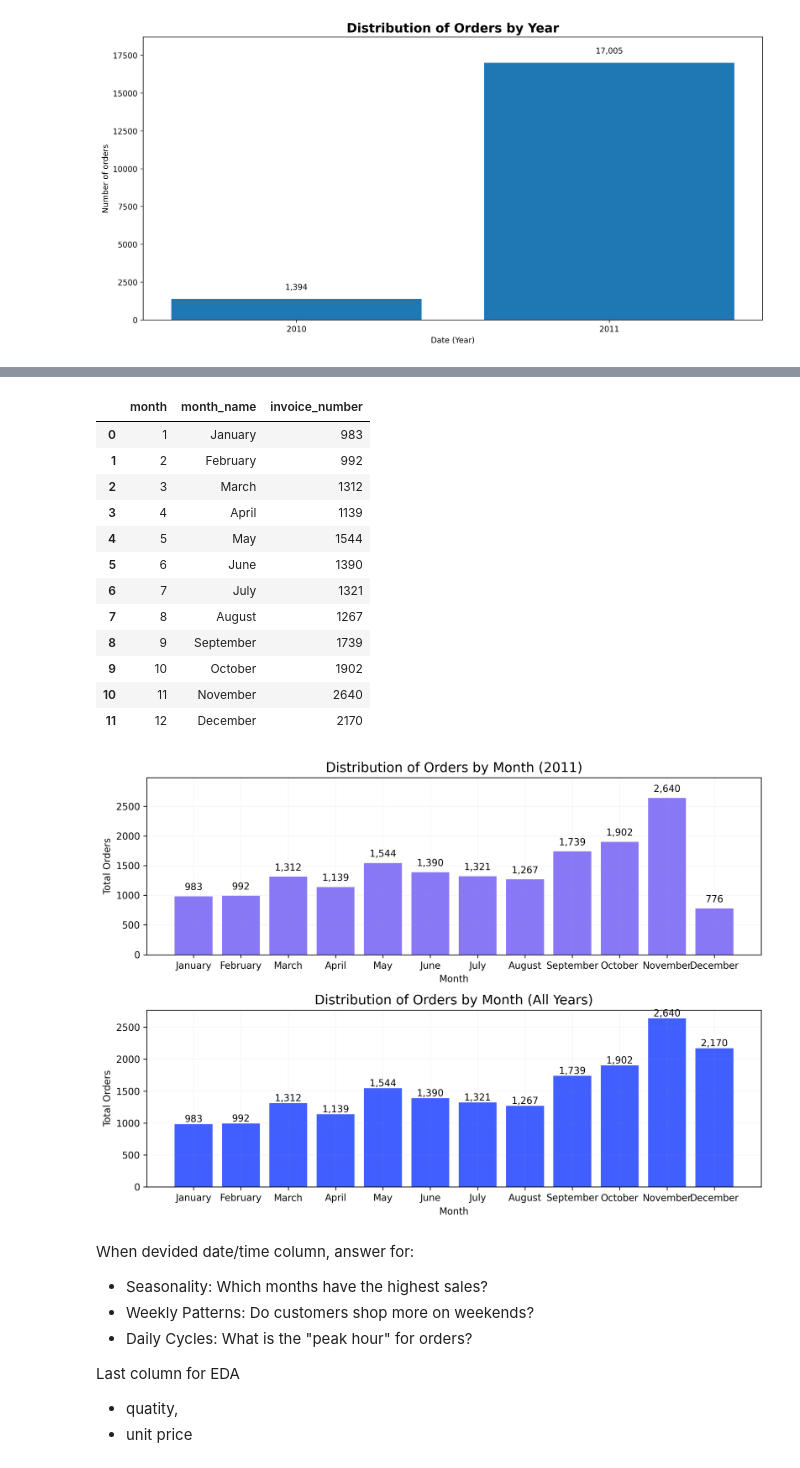
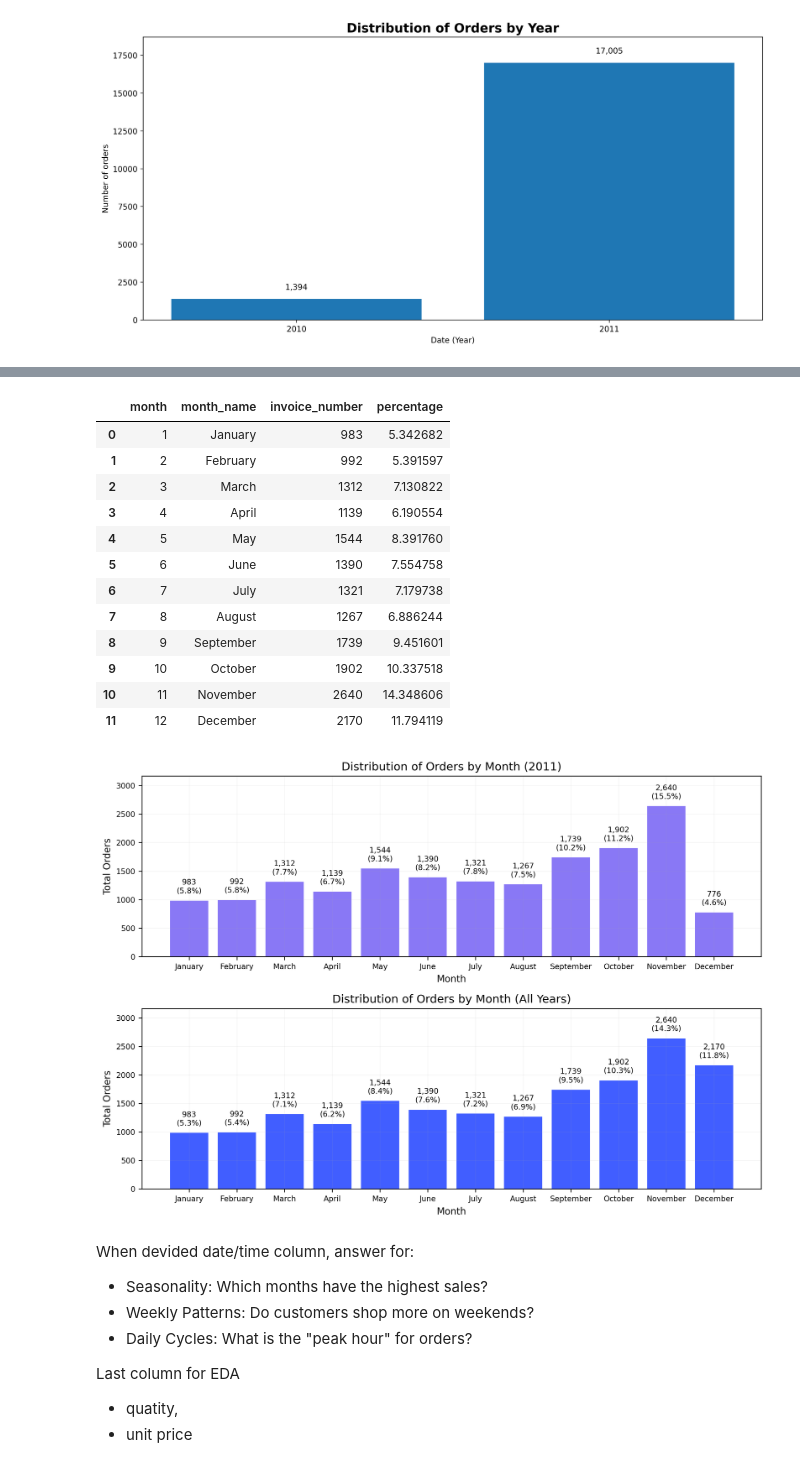
Before and after one commit to RV01011001/project_1-customer-segmentation, a Jupyter notebook: notebooks/03_exploratory_data_analysis.ipynb, the cells around one changed output, grey strips where cells are left out. Drawn from its saved outputs; the diff is of its cells as text; code cells hidden in the pictures.

```diff
--- a/notebooks/03_exploratory_data_analysis.ipynb
+++ b/notebooks/03_exploratory_data_analysis.ipynb
@@ -955,5 +961,8 @@ month_distribution_2011 = (
     .reset_index()
     .sort_values('month')
 )
+
+month_distribution_2011['percentage'] = (month_distribution_2011['invoice_number'] / month_distribution_2011['invoice_number'].sum() * 100)
+
 month_distribution_2011
 # %% [output]
@@ -977,21 +986,24 @@ month_distribution_all_years = (
     .reset_index()
     .sort_values('month')
 )
+
+month_distribution_all_years['percentage'] = (month_distribution_all_years['invoice_number'] / month_distribution_all_years['invoice_number'].sum() * 100)
+
 month_distribution_all_years
 # %% [output]
-|  | month | month_name | invoice_number |
-| 0 | 1 | January | 983 |
-| 1 | 2 | February | 992 |
-| 2 | 3 | March | 1312 |
-| 3 | 4 | April | 1139 |
-| 4 | 5 | May | 1544 |
-| 5 | 6 | June | 1390 |
-| 6 | 7 | July | 1321 |
-| 7 | 8 | August | 1267 |
-| 8 | 9 | September | 1739 |
-| 9 | 10 | October | 1902 |
-| 10 | 11 | November | 2640 |
-| 11 | 12 | December | 2170 |
+|  | month | month_name | invoice_number | percentage |
+| 0 | 1 | January | 983 | 5.342682 |
+| 1 | 2 | February | 992 | 5.391597 |
+| 2 | 3 | March | 1312 | 7.130822 |
+| 3 | 4 | April | 1139 | 6.190554 |
+| 4 | 5 | May | 1544 | 8.391760 |
+| 5 | 6 | June | 1390 | 7.554758 |
+| 6 | 7 | July | 1321 | 7.179738 |
+| 7 | 8 | August | 1267 | 6.886244 |
+| 8 | 9 | September | 1739 | 9.451601 |
+| 9 | 10 | October | 1902 | 10.337518 |
+| 10 | 11 | November | 2640 | 14.348606 |
+| 11 | 12 | December | 2170 | 11.794119 |
 # %%
 fig, (ax1, ax2) = plt.subplots(2, 1, figsize = (10, 7), dpi = 300)
 
@@ -1000,51 +1012,63 @@ bars1 = ax1.bar(
     month_distribution_2011['month_name'],
     month_distribution_2011['invoice_number'],
     color = '#8978f5'
 )
 
-for bar in bars1:
-    height = bar.get_height()
+for bar, value, pct in zip(
+    bars1,
+    month_distribution_2011['invoice_number'],
+    month_distribution_2011['percentage'],
+):
     ax1.text(
         bar.get_x() + bar.get_width() / 2,
-        height + 70,
-        f'{int(height):,}',
+        bar.get_height() + 100,
+        f'{value:,}\n({pct:.1f}%)',
         ha='center',
-        va='bottom'
+        va='bottom',
+        fontsize = 8
     )
 
-ax1.set_ylim(0, month_distribution_2011['invoice_number'].max() * 1.13)
+ax1.set_ylim(0, month_distribution_2011['invoice_number'].max() * 1.2)
 
-ax1.set_title('Distribution of Orders by Month (2011)', fontsize = 14)
-ax1.set_xlabel('Month')
-ax1.set_ylabel('Total Orders')
+ax1.set_title('Distribution of Orders by Month (2011)', fontsize = 12)
+ax1.set_xlabel('Month', fontsize = 10)
+ax1.set_ylabel('Total Orders', fontsize = 10)
 ax1.grid(alpha = 0.1)
+ax1.tick_params(axis='both', labelsize = 8)
 
 ## PLot 2
 bars2 = ax2.bar(
     month_distribution_all_years['month_name'],
     month_distribution_all_years['invoice_number'],
     color = '#415eff'
 )
 
-for bar in bars2:
-    height = bar.get_height()
+for bar, value, pct in zip(
+    bars2,
+    month_distribution_all_years['invoice_number'],
+    month_distribution_all_years['percentage'],
+):
     ax2.text(
         bar.get_x() + bar.get_width() / 2,
-        height,
-        f'{int(height):,}',
+        bar.get_height() + 100,
+        f'{value:,}\n({pct:.1f}%)',
         ha='center',
-        va='bottom'
+        va='bottom',
+        fontsize = 8
     )
 
-ax2.set_title('Distribution of Orders by Month (All Years)', fontsize = 14)
-ax2.set_xlabel('Month')
-ax2.set_ylabel('Total Orders')
+ax2.set_ylim(0, month_distribution_2011['invoice_number'].max() * 1.2)
+
+ax2.set_title('Distribution of Orders by Month (All Years)', fontsize = 12)
+ax2.set_xlabel('Month', fontsize = 10)
+ax2.set_ylabel('Total Orders', fontsize = 10)
 ax2.grid(alpha = 0.1)
+ax2.tick_params(axis='both', labelsize = 8)
 
 plt.tight_layout()
 plt.show()
 # %% [output]
-[figure, old version]
+[figure, new version]
 # %% [markdown]
 When devided date/time column, answer for:
 - Seasonality: Which months have the highest sales?
```
Also changed, not shown: parts of 4 cells of this notebook.
